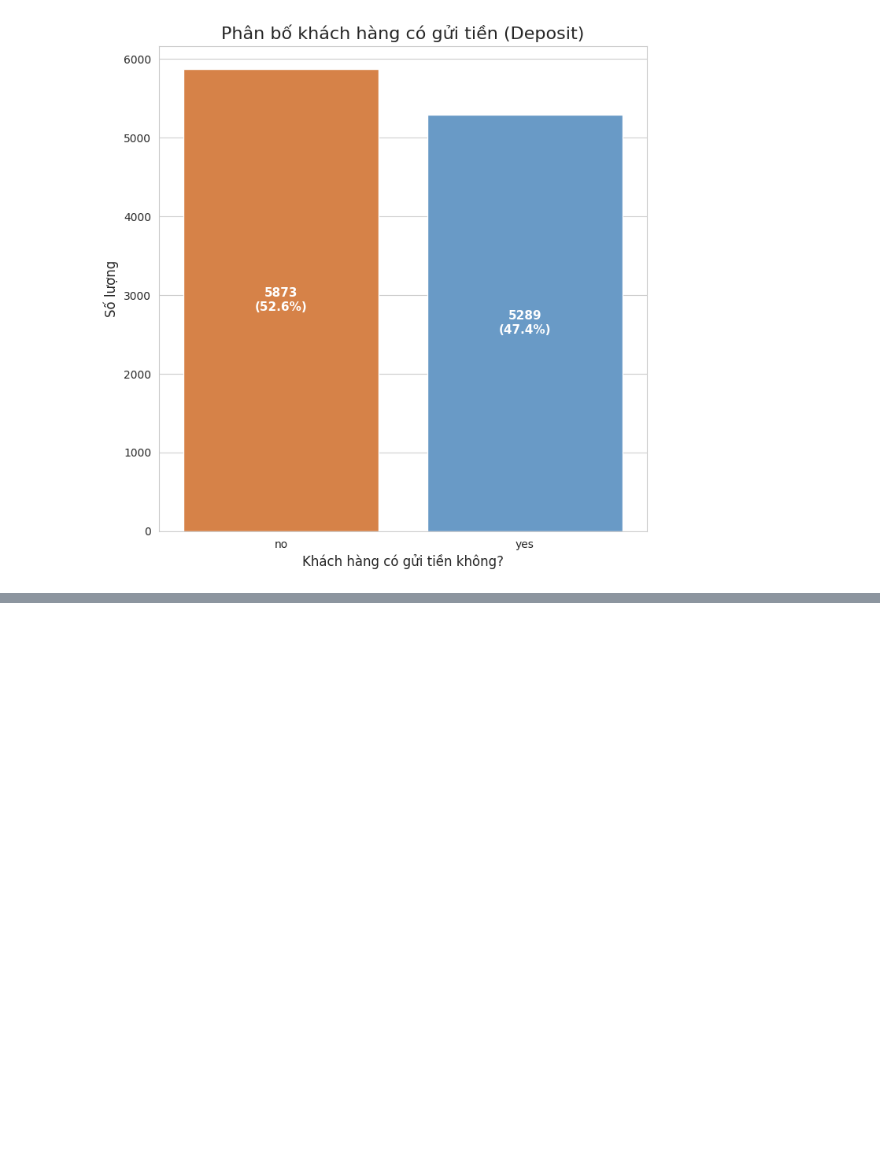
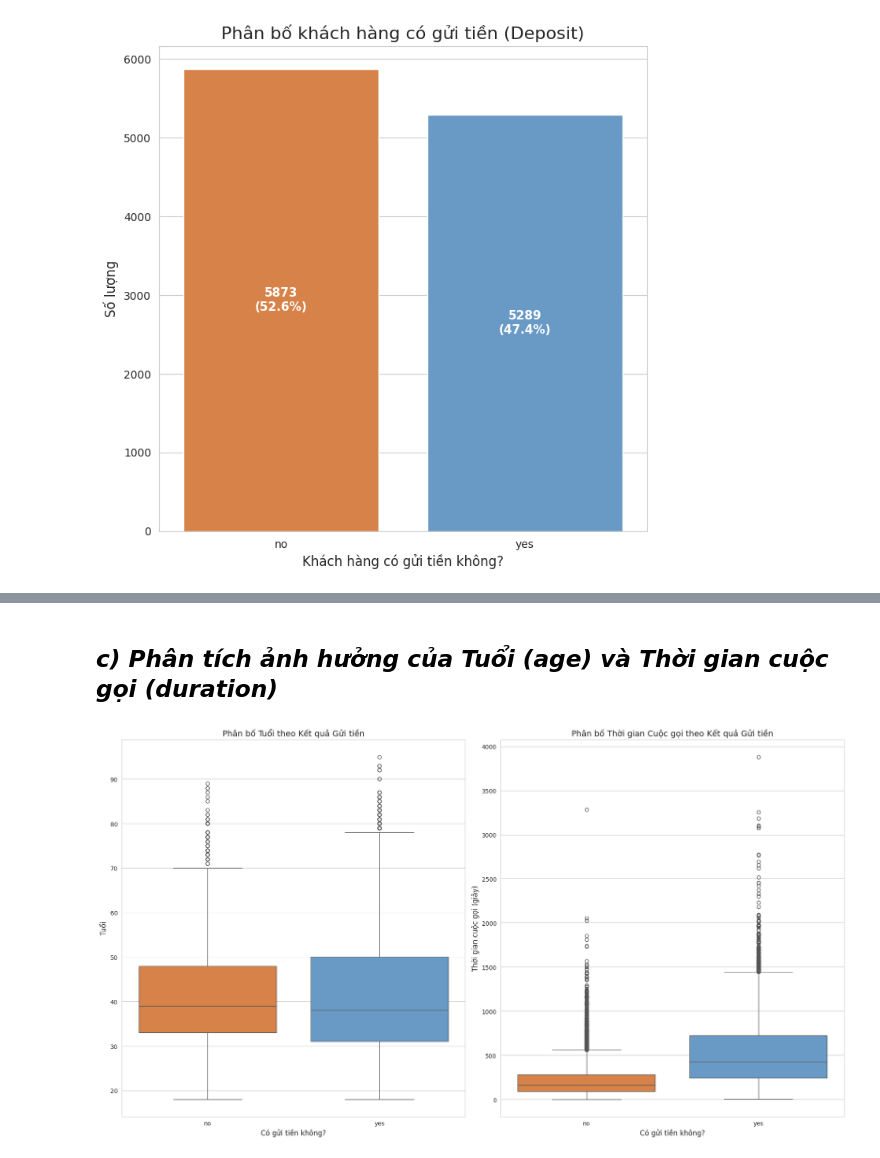
Before and after one commit to ThinhdanghocDE/BTL-AI, a Jupyter notebook: BTL_AI.ipynb, the cells around one changed output, grey strips where cells are left out. Cells and saved outputs as stored; diff of their text form; code cells hidden in the pictures; blank space fills up the shorter version.

```diff
--- a/BTL_AI.ipynb
+++ b/BTL_AI.ipynb
@@ -150,0 +190,21 @@ plt.show()
+# %% [markdown]
+## *c) Phân tích ảnh hưởng của Tuổi (age) và Thời gian cuộc gọi (duration)*
+# %%
+fig, axes = plt.subplots(1, 2, figsize=(18, 10))
+
+# Biểu đồ hộp cho Tuổi và Gửi tiền
+sns.boxplot(x='deposit', y='age', data=df, ax=axes[0], hue = 'deposit', palette=['#5A9BD5', '#ED7D31'], order=['no', 'yes'])
+axes[0].set_title('Phân bố Tuổi theo Kết quả Gửi tiền', fontsize=14)
+axes[0].set_xlabel('Có gửi tiền không?', fontsize=12)
+axes[0].set_ylabel('Tuổi', fontsize=12)
+
+# Biểu đồ hộp cho Thời gian cuộc gọi và Gửi tiền
+sns.boxplot(x='deposit', y='duration', data=df, ax=axes[1], hue = 'deposit', palette=['#5A9BD5', '#ED7D31'], order=['no', 'yes'])
+axes[1].set_title('Phân bố Thời gian Cuộc gọi theo Kết quả Gửi tiền', fontsize=14)
+axes[1].set_xlabel('Có gửi tiền không?', fontsize=12)
+axes[1].set_ylabel('Thời gian cuộc gọi (giây)', fontsize=12)
+
+plt.tight_layout()
+plt.show()
+# %% [output]
+[figure, added]
```
Also changed, not shown: parts of 5 cells of this notebook.
